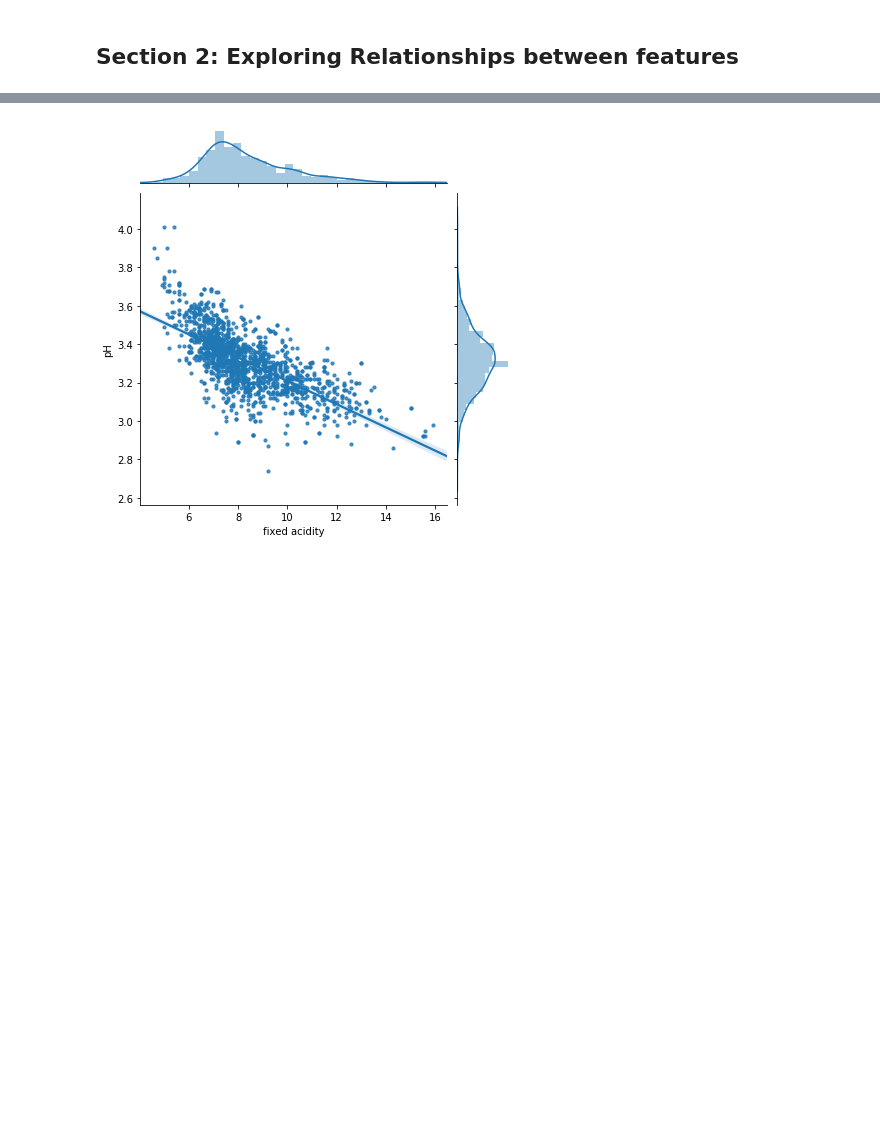
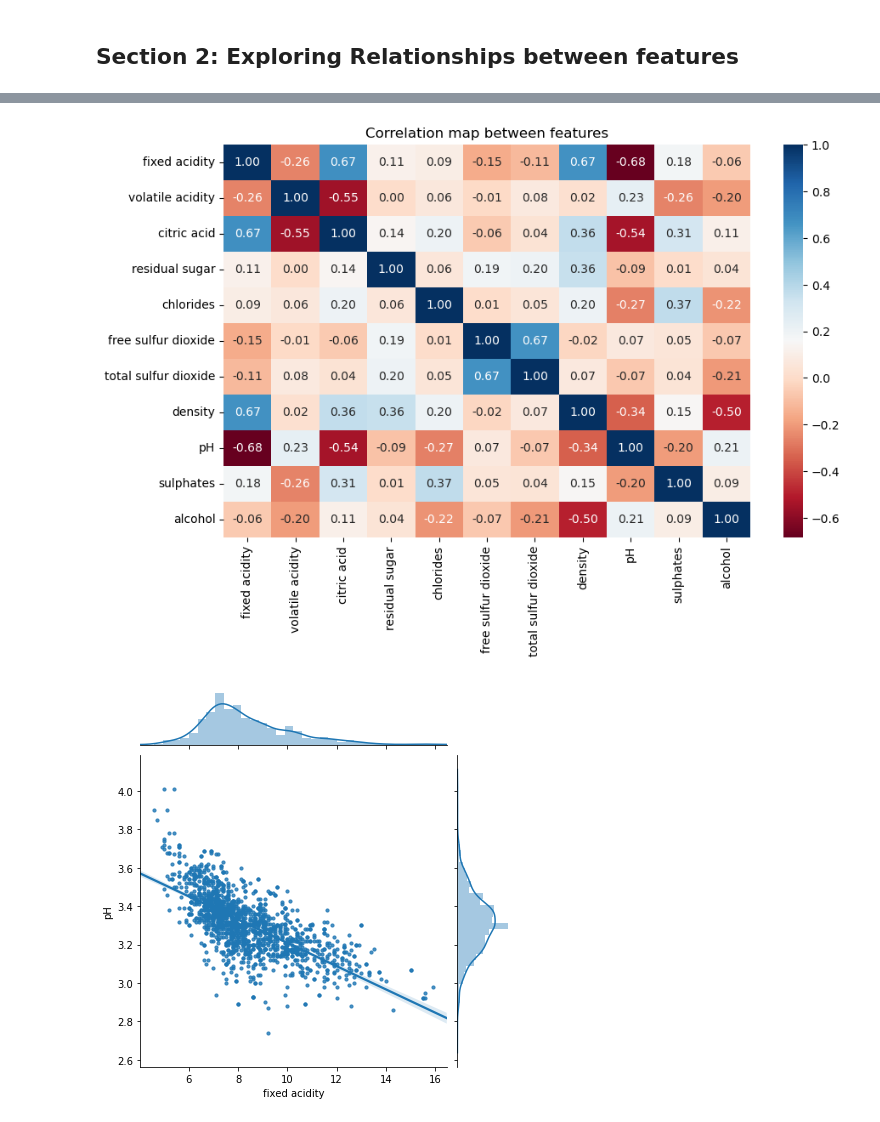
Before and after one commit to Saraamps/ML-supervised-learning, a Jupyter notebook: game-of-wines/game-of-wines.ipynb, the cells around one changed output, grey strips where cells are left out. Drawn from its saved outputs; the diff is of its cells as text; code cells hidden in the pictures; blank space fills up the shorter version.

```diff
--- a/game-of-wines/game-of-wines.ipynb
+++ b/game-of-wines/game-of-wines.ipynb
@@ -175,3 +179,13 @@ plt.show()
+# %%
+#TODO: Draw a heatmap between features
+continuous_columns = ['fixed acidity', 'volatile acidity', 'citric acid', 'residual sugar',	'chlorides','free sulfur dioxide','total sulfur dioxide','density',	'pH','sulphates' ,'alcohol']
+corr = data[continuous_columns].corr()
+plt.figure(figsize=(10, 6))
+sns.heatmap(corr, annot=True, cmap="RdBu", fmt=".2f")
+plt.title("Correlation map between features")
+plt.show()
+# %% [output]
+[figure, added]
 # %%
 #Visualize the co-relation between pH and fixed Acidity
 
```
Also changed, not shown: parts of 4 cells of this notebook.
